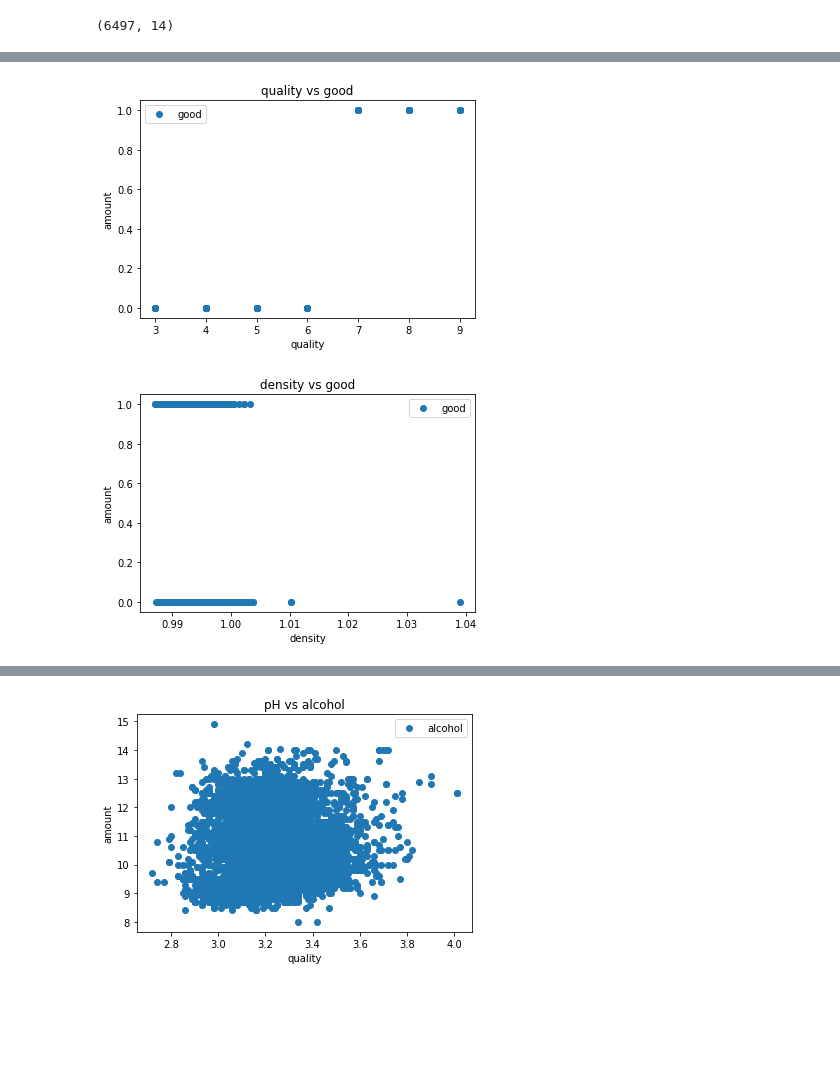
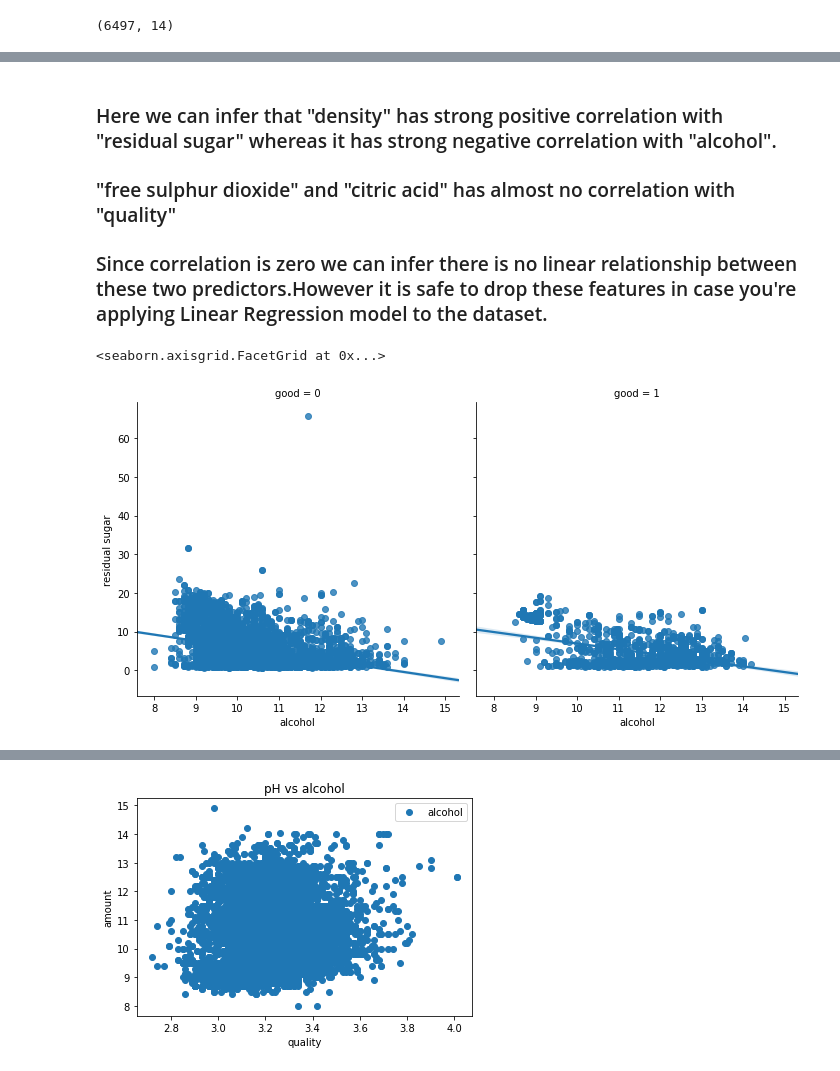
Before and after one commit to War10c3/Pyhton-Project, a Jupyter notebook: Untitled1.ipynb, the cells around one changed output, grey strips where cells are left out. Drawn from its saved outputs; the diff is of its cells as text; code cells hidden in the pictures; blank space fills up the shorter version.

```diff
--- a/Untitled1.ipynb
+++ b/Untitled1.ipynb
@@ -320 +339,7 @@ dataset.shape
+# %% [markdown]
+### Here we can infer that "density" has strong positive correlation with "residual sugar" whereas it has strong negative correlation with "alcohol".
+
+### "free sulphur dioxide" and "citric acid" has almost no correlation with "quality"
+
+### Since correlation is zero we can infer there is no linear relationship between these two predictors.However it is safe to drop these features in case you're applying Linear Regression model to the dataset.
 # %%
@@ -322,16 +347,5 @@ temp_df = dataset[['quality','density','pH', 'alcohol', 'good','color']].copy()
-# %%
-dataset.plot(x='quality', y='good', style='o')
-plt.title('quality vs good')
-plt.xlabel('quality')
-plt.ylabel('amount')
-plt.show()
-# %% [output]
-[figure, removed]
-# %%
-dataset.plot(x='density', y='good', style='o')
-plt.title('density vs good')
-plt.xlabel('density')
-plt.ylabel('amount')
-plt.show()
-# %% [output]
-[figure, removed]
+# %%
+sns.lmplot(x = "alcohol", y = "residual sugar", col = "good", data = dataset)
+# %% [output]
+<seaborn.axisgrid.FacetGrid at 0x...>
+[figure, added]
```
Also changed, not shown: parts of 15 cells of this notebook.
